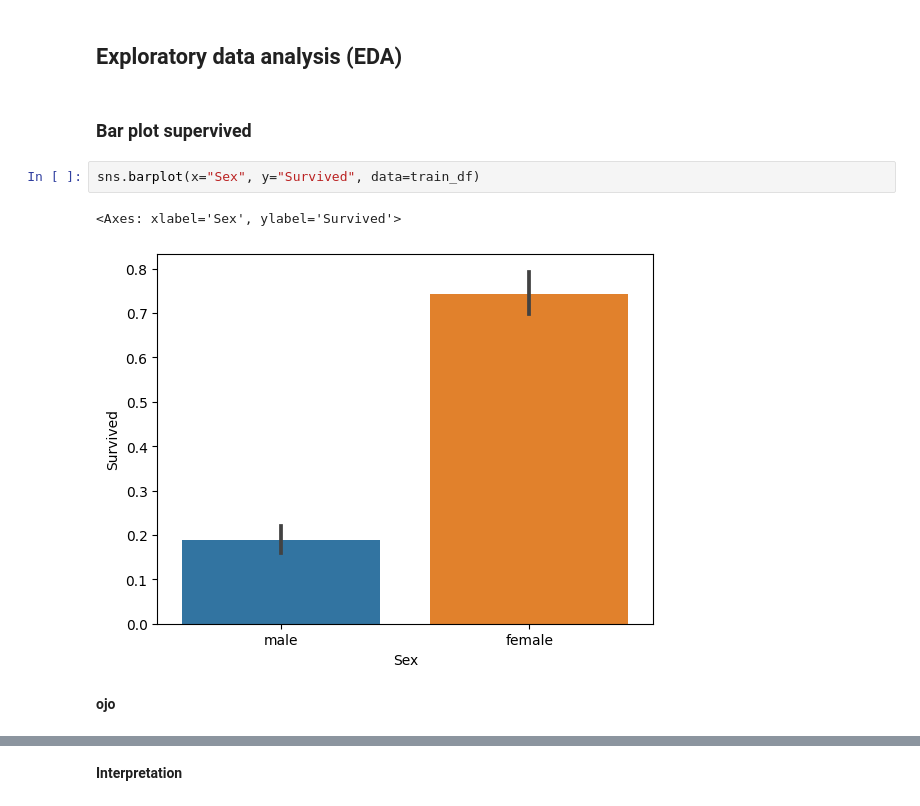
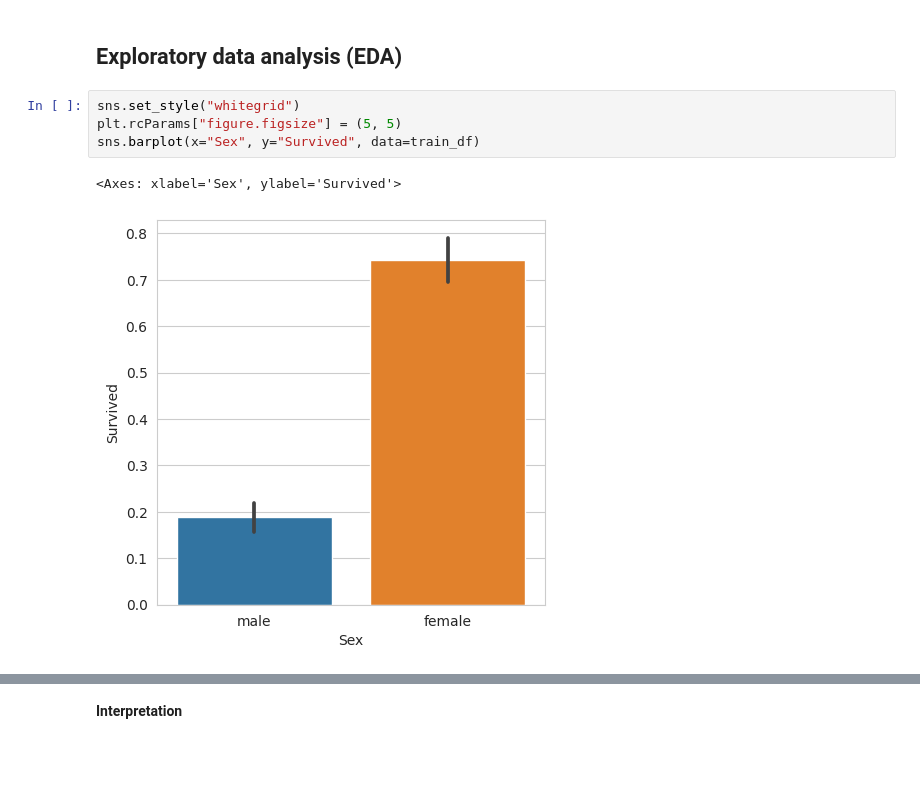
Before and after one commit to valec3/DATA-SCIENCE-PROJECTS, a Jupyter notebook: titanic-solution.ipynb, the cells around one changed output, grey strips where cells are left out. Drawn from its saved outputs; the diff is of its cells as text; blank space fills up the shorter version.

```diff
--- a/titanic-solution.ipynb
+++ b/titanic-solution.ipynb
@@ -131,11 +126,9 @@ train_df.sample(5)
 # %% [markdown]
 ## Exploratory data analysis (EDA)
-# %% [markdown]
-### Bar plot supervived
 # %%
+sns.set_style("whitegrid")
+plt.rcParams["figure.figsize"] = (5, 5)
 sns.barplot(x="Sex", y="Survived", data=train_df)
 # %% [output]
 <Axes: xlabel='Sex', ylabel='Survived'>
-[figure, old version]
+[figure, new version]
-# %% [markdown]
-**ojo**
```
Also changed, not shown: parts of 15 cells of this notebook.
